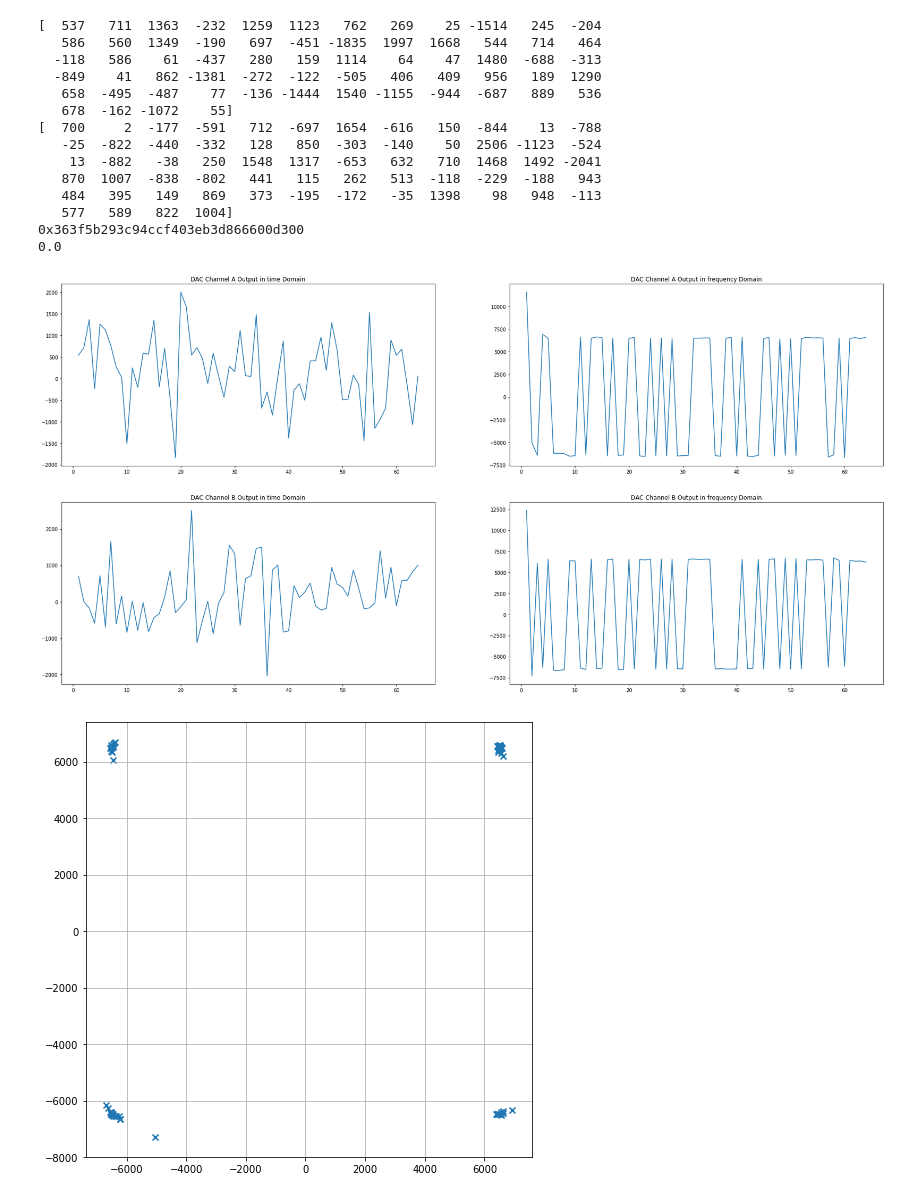
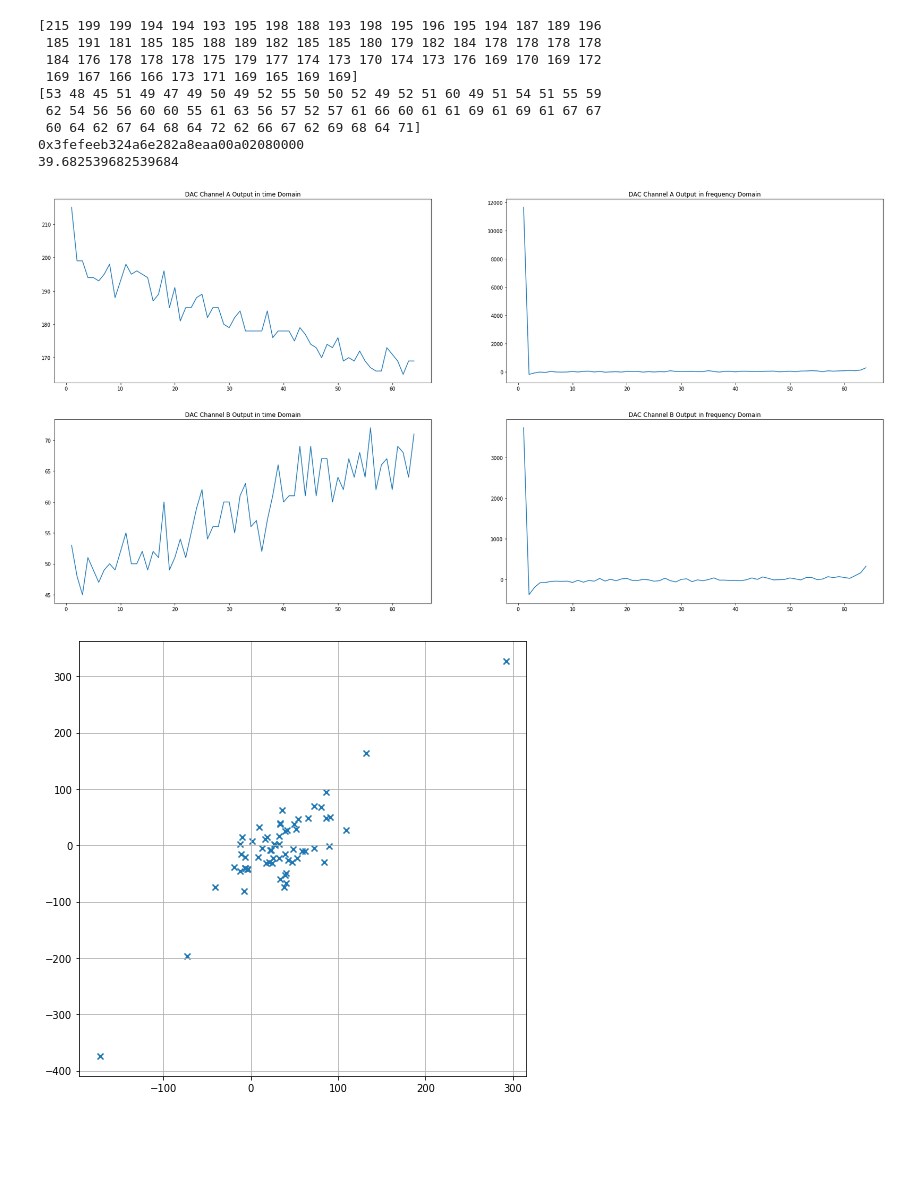
Before and after one commit to CNLHC/DigiC-Transiver, a Jupyter notebook: pyscripts/plotReceiverADInput.ipynb, the cells around one changed output. Cells and saved outputs as stored; diff of their text form; code cells hidden in the pictures; blank space fills up the shorter version.

```diff
--- a/pyscripts/plotReceiverADInput.ipynb
+++ b/pyscripts/plotReceiverADInput.ipynb
@@ -9,4 +9,5 @@ import csv
 import CommonScript as cs
 import matplotlib.animation as animation
 from bitstring import BitArray
+signalTapCsvPath = 'C:\\spec\\all07.csv'
 # %%
@@ -68,7 +69,7 @@ def symbolSync(series):
 #             print(ma2,ma2-ma1)
             if(accu_flag):
                 if(abs(ma1-ma2)>th):
-                    return v+8
+                    return v+35
             v2=0
             ma2_accu=0
         else:
@@ -80,7 +81,7 @@ def symbolSync(series):
             ma1_accu=0
         else:
             v1=v1+1
-
+dumper=signaltapCsvDumper(signalTapCsvPath)
 dumper.dumpSession(signalPattern=["ADA_D\[(\d+)\]","ADB_D\[(\d+)\]"],condition="range",inf=0,sup=4000,outputName="ReceiverADInput")
 
 with open('./ReceiverADInput.csv','r') as fp:
@@ -102,47 +103,42 @@ with open('./ReceiverADInput.csv','r') as fp:
     plt.title('DAC Channel A Output in time Domain')
     plt.subplot(222)
     plt.title('DAC Channel A Output in frequency Domain')
     plt.plot(lengthVector,np.real(frequencyDomain),'-')
     plt.subplot(223)
     plt.plot(lengthVector,imag,'-')
     plt.title('DAC Channel B Output in time Domain')
     plt.subplot(224)
     plt.plot(lengthVector,np.imag(frequencyDomain),'-')
 
     plt.title('DAC Channel B Output in frequency Domain')
 
     fftResult  = frequencyDomain
     demodReal=np.real(fftResult)
     demodImag=np.imag(fftResult)
 
     plt.figure(figsize=(8,8))
     plt.grid(True,axis='both',which='major')
     plt.scatter(demodReal[1:],demodImag[1:],marker='x')
 
     demodOut = cs.ConstellationDeMapping(demodReal,demodImag)
     #Calculate BER
     receiveData=int(demodOut,2)
     sendLiteral=np.binary_repr(sendData)
     receiveLiteral =np.binary_repr(receiveData)
     BER=100.0*len([(i,j) for i,j in zip(sendLiteral[8:],receiveLiteral[8:]) if i!=j])/len(receiveLiteral)
 
     print(hex(int(demodOut,2)))
     print(BER)
 # %% [output]
-[  537   711  1363  -232  1259  1123   762   269    25 -1514   245  -204
-   586   560  1349  -190   697  -451 -1835  1997  1668   544   714   464
-  -118   586    61  -437   280   159  1114    64    47  1480  -688  -313
-  -849    41   862 -1381  -272  -122  -505   406   409   956   189  1290
-   658  -495  -487    77  -136 -1444  1540 -1155  -944  -687   889   536
-   678  -162 -1072    55]
-[  700     2  -177  -591   712  -697  1654  -616   150  -844    13  -788
-   -25  -822  -440  -332   128   850  -303  -140    50  2506 -1123  -524
-    13  -882   -38   250  1548  1317  -653   632   710  1468  1492 -2041
-   870  1007  -838  -802   441   115   262   513  -118  -229  -188   943
-   484   395   149   869   373  -195  -172   -35  1398    98   948  -113
-   577   589   822  1004]
-0x363f5b293c94ccf403eb3d866600d300
-0.0
+[215 199 199 194 194 193 195 198 188 193 198 195 196 195 194 187 189 196
+ 185 191 181 185 185 188 189 182 185 185 180 179 182 184 178 178 178 178
+ 184 176 178 178 178 175 179 177 174 173 170 174 173 176 169 170 169 172
+ 169 167 166 166 173 171 169 165 169 169]
+[53 48 45 51 49 47 49 50 49 52 55 50 50 52 49 52 51 60 49 51 54 51 55 59
+ 62 54 56 56 60 60 55 61 63 56 57 52 57 61 66 60 61 61 69 61 69 61 67 67
+ 60 64 62 67 64 68 64 72 62 66 67 62 69 68 64 71]
+0x3fefeeb324a6e282a8eaa00a02080000
+39.682539682539684
-[figure, old version]
+[figure, new version]
-[figure, old version]
+[figure, new version]
 # %%
```
Also changed, not shown: parts of 4 cells of this notebook, 25 other files.
